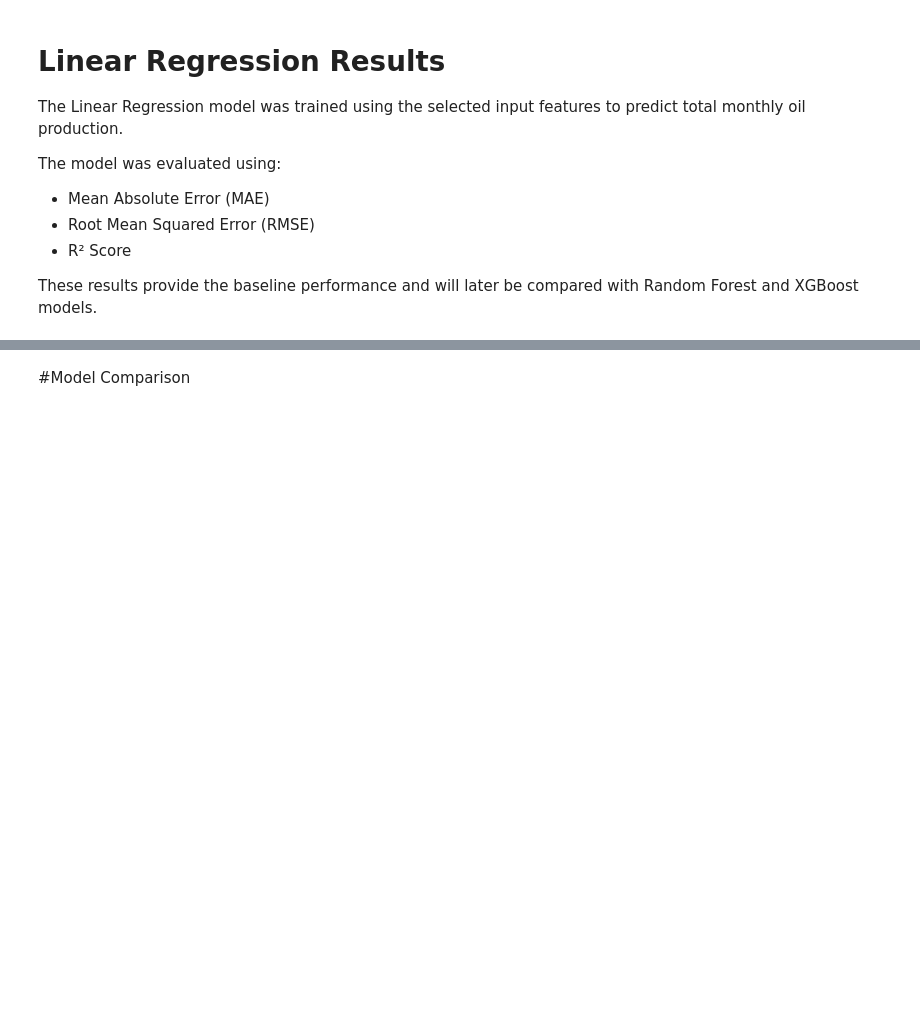
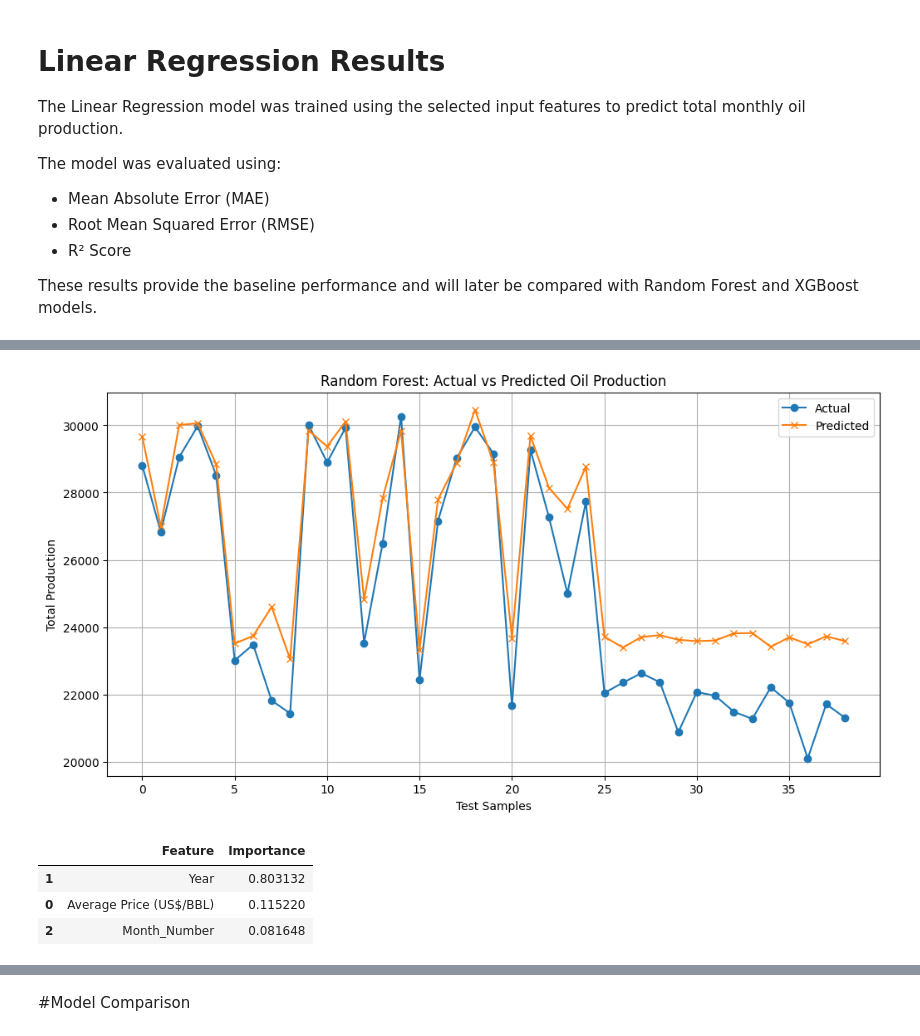
Before and after one commit to jeananalaufy/Oil_Gas_Prediction, a Jupyter notebook: Oman_Oil_Forecasting.ipynb, the cells around one changed output, grey strips where cells are left out. Cells and saved outputs as stored; diff of their text form; code cells hidden in the pictures; blank space fills up the shorter version.

```diff
--- a/Oman_Oil_Forecasting.ipynb
+++ b/Oman_Oil_Forecasting.ipynb
@@ -431,0 +447,7 @@ These results provide the baseline performance and will later be compared with R
+# %%
+rf_model = RandomForestRegressor(
+    n_estimators=100,
+    random_state=42
+)
+# %%
+rf_model.fit(X_train, y_train)
@@ -431,0 +456,2 @@ These results provide the baseline performance and will later be compared with R
+# %%
+rf_predictions = rf_model.predict(X_test)
@@ -431,0 +511,45 @@ These results provide the baseline performance and will later be compared with R
+# %%
+plt.figure(figsize=(12,6))
+
+plt.plot(
+    y_test.values,
+    label="Actual",
+    marker="o"
+)
+
+plt.plot(
+    rf_predictions,
+    label="Predicted",
+    marker="x"
+)
+
+plt.title("Random Forest: Actual vs Predicted Oil Production")
+
+plt.xlabel("Test Samples")
+
+plt.ylabel("Total Production")
+
+plt.legend()
+
+plt.grid(True)
+
+plt.show()
+# %% [output]
+[figure, added]
+# %%
+importance = pd.DataFrame({
+    "Feature": X.columns,
+    "Importance": rf_model.feature_importances_
+})
+
+importance = importance.sort_values(
+    by="Importance",
+    ascending=False
+)
+
+importance
+# %% [output]
+|  | Feature | Importance |
+| 1 | Year | 0.803132 |
+| 0 | Average Price (US$/BBL) | 0.115220 |
+| 2 | Month_Number | 0.081648 |
```
Also changed, not shown: parts of 36 cells of this notebook.
